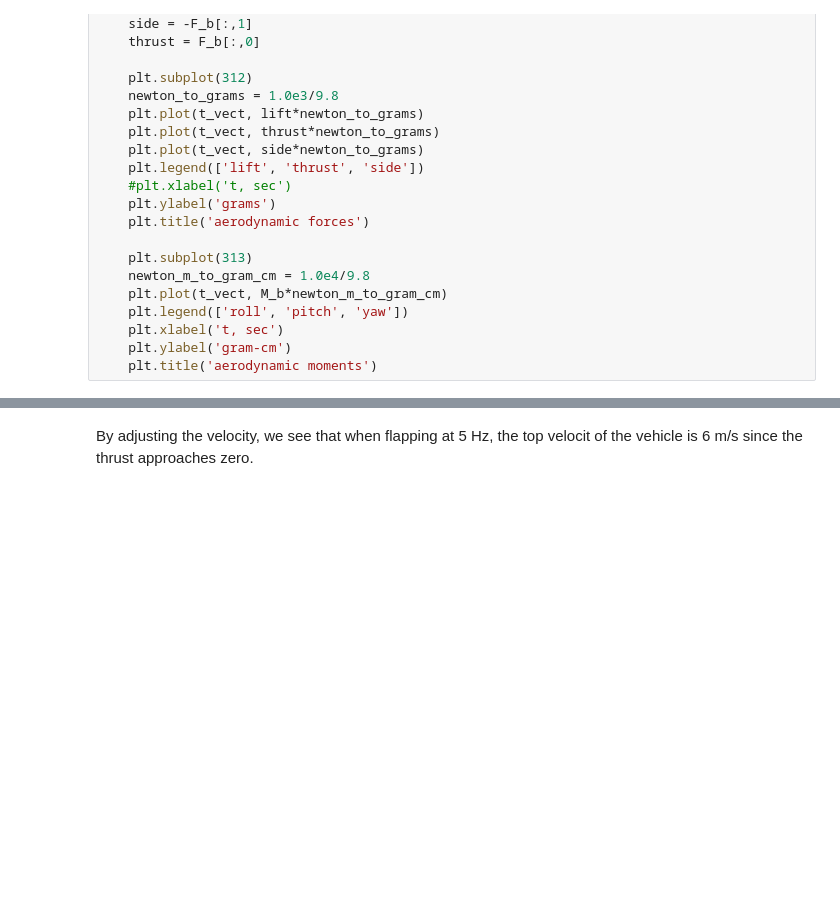
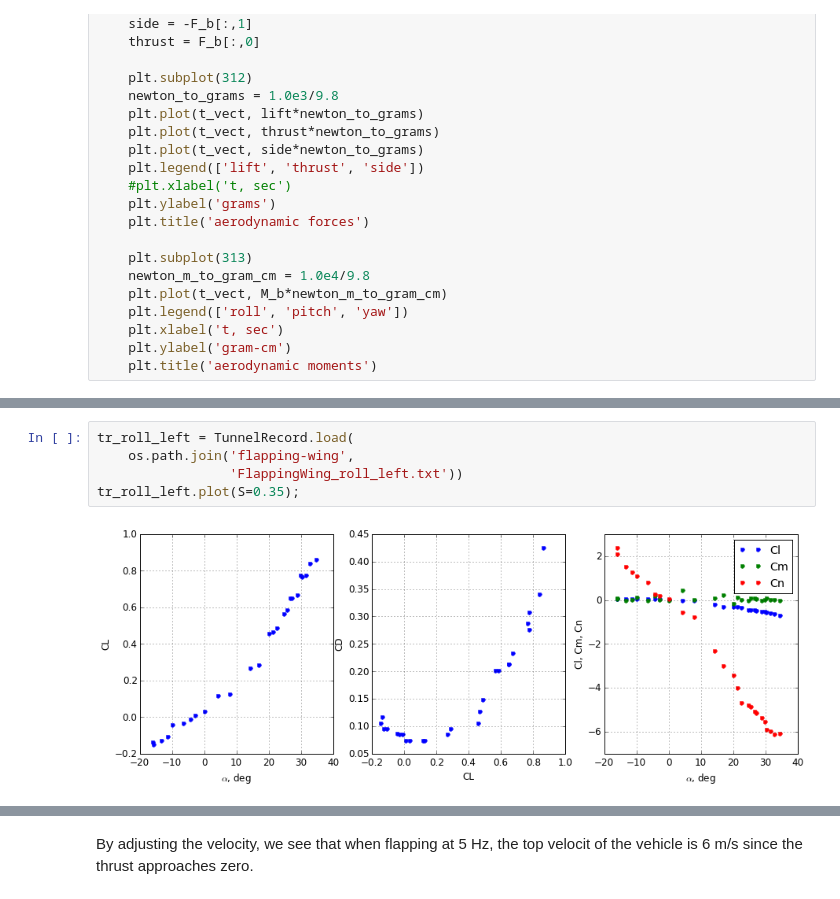
Before and after one commit to jgoppert/PX4-SIL, a Jupyter notebook: Blade Element Flapping.ipynb, the cells around one changed output, grey strips where cells are left out. Drawn from its saved outputs; the diff is of its cells as text; blank space fills up the shorter version.

```diff
--- a/Blade Element Flapping.ipynb
+++ b/Blade Element Flapping.ipynb
@@ -180,0 +270,7 @@ def plot_aero_force_moment(t, gamma, F_b, M_b):
+# %%
+tr_roll_left = TunnelRecord.load(
+    os.path.join('flapping-wing',
+                 'FlappingWing_roll_left.txt'))
+tr_roll_left.plot(S=0.35);
+# %% [output]
+[figure, added]
```
Also changed, not shown: parts of 15 cells of this notebook, 17 other files.
